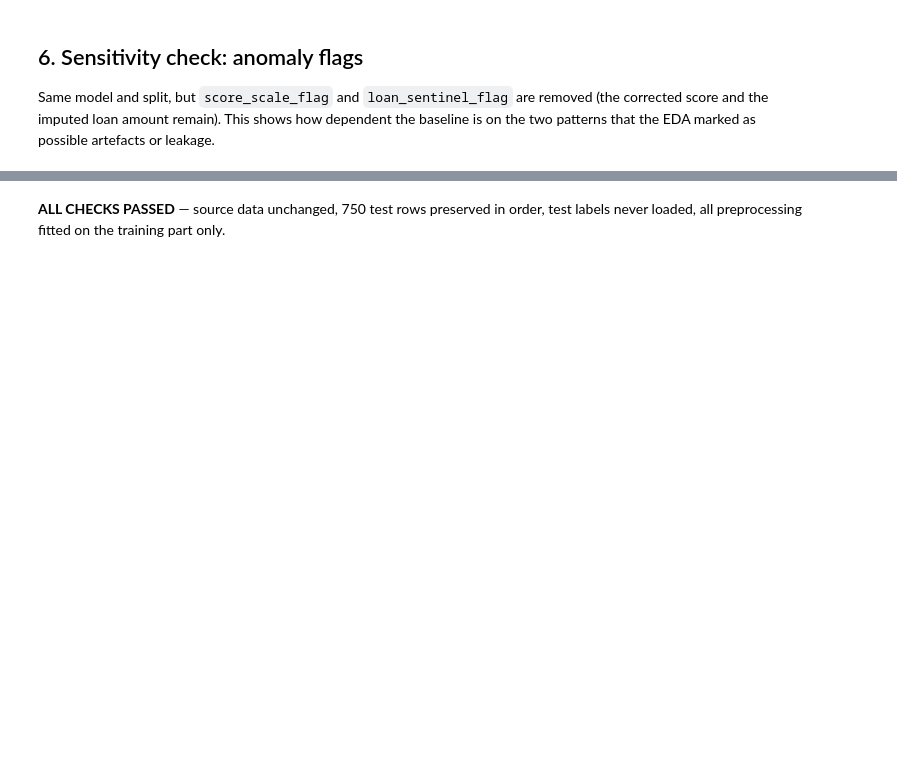
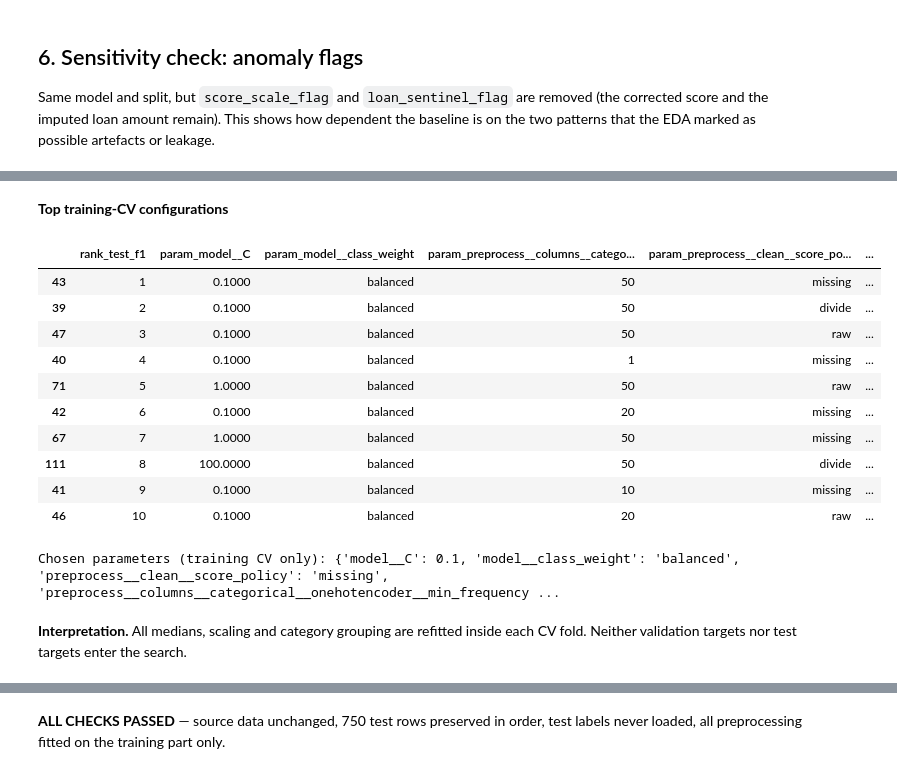
Before and after one commit to dench1k1ng/ml_midterm, a Jupyter notebook: Participant2_Preprocessing_Baseline.ipynb, the cells around one changed output, grey strips where cells are left out. Saved outputs shown, nothing was run; the diff lists cells and outputs as text; code cells hidden in the pictures; blank space fills up the shorter version.

```diff
--- a/Participant2_Preprocessing_Baseline.ipynb
+++ b/Participant2_Preprocessing_Baseline.ipynb
@@ -313,0 +334,42 @@ note(f'Removing the two flags changes validation F1 by {-drop:+.3f}. A large sha
+# %%
+from sklearn.model_selection import GridSearchCV
+
+param_grid = {
+    'model__C': [0.01, 0.1, 1.0, 10.0, 100.0],
+    'model__class_weight': [None, 'balanced'],
+    'preprocess__columns__categorical__onehotencoder__min_frequency': [1, 10, 20, 50],
+    'preprocess__clean__score_policy': ['divide', 'missing', 'raw'],
+}
+search = GridSearchCV(
+    make_model(LogisticRegression(max_iter=2000, random_state=cp.RANDOM_STATE)),
+    param_grid, scoring={'precision': 'precision', 'recall': 'recall', 'f1': 'f1'},
+    refit='f1', cv=cv, n_jobs=2, error_score='raise', return_train_score=False,
+)
+search.fit(X_tr, y_tr)
+tuned = search.best_estimator_
+cv_search = pd.DataFrame(search.cv_results_)
+cv_search.to_csv(OUT / 'parameter_search_cv.csv', index=False)
+cols = ['rank_test_f1', 'param_model__C', 'param_model__class_weight',
+        'param_preprocess__columns__categorical__onehotencoder__min_frequency',
+        'param_preprocess__clean__score_policy', 'mean_test_precision',
+        'mean_test_recall', 'mean_test_f1', 'std_test_f1']
+show(cv_search.sort_values('rank_test_f1')[cols].head(10), 'Top training-CV configurations')
+print('Chosen parameters (training CV only):', search.best_params_)
+assert len(cv_search) == 120
+note('All medians, scaling and category grouping are refitted inside each CV fold. '
+     'Neither validation targets nor test targets enter the search.')
+# %% [output]
+**Top training-CV configurations**
+|  | rank_test_f1 | param_model__C | param_model__class_weight | param_preprocess__columns__catego... | param_preprocess__clean__score_po... | ... |
+| 43 | 1 | 0.1000 | balanced | 50 | missing | ... |
+| 39 | 2 | 0.1000 | balanced | 50 | divide | ... |
+| 47 | 3 | 0.1000 | balanced | 50 | raw | ... |
+| 40 | 4 | 0.1000 | balanced | 1 | missing | ... |
+| 71 | 5 | 1.0000 | balanced | 50 | raw | ... |
+| 42 | 6 | 0.1000 | balanced | 20 | missing | ... |
+| 67 | 7 | 1.0000 | balanced | 50 | missing | ... |
+| 111 | 8 | 100.0000 | balanced | 50 | divide | ... |
+| 41 | 9 | 0.1000 | balanced | 10 | missing | ... |
+| 46 | 10 | 0.1000 | balanced | 20 | raw | ... |
+Chosen parameters (training CV only): {'model__C': 0.1, 'model__class_weight': 'balanced', 'preprocess__clean__score_policy': 'missing', 'preprocess__columns__categorical__onehotencoder__min_frequency ...
+**Interpretation.** All medians, scaling and category grouping are refitted inside each CV fold. Neither validation targets nor test targets enter the search.
```
Also changed, not shown: parts of 11 cells of this notebook, 11 other files.
